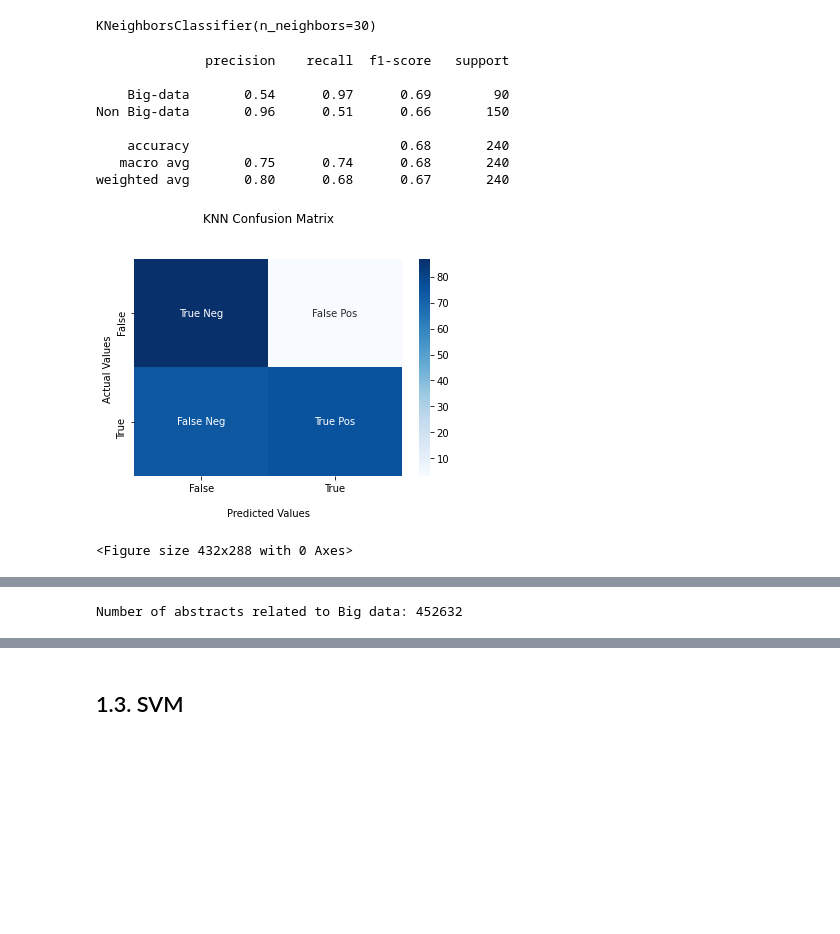
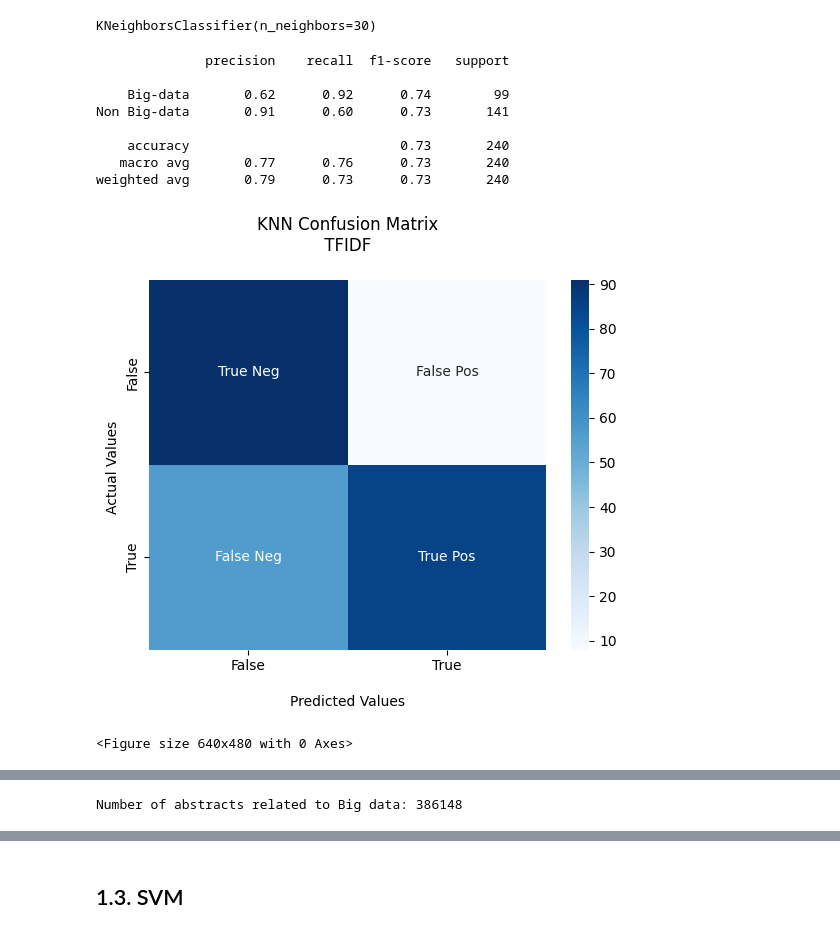
Before and after one commit to uva-bi-sdad/publicrd, a Jupyter notebook: src/Digitalization/classifiers/Classifier_TFIDF.ipynb, the cells around one changed output, grey strips where cells are left out. Saved outputs shown, nothing was run; the diff lists cells and outputs as text; code cells hidden in the pictures; blank space fills up the shorter version.

```diff
--- a/src/Digitalization/classifiers/Classifier_TFIDF.ipynb
+++ b/src/Digitalization/classifiers/Classifier_TFIDF.ipynb
@@ -47,10 +47,10 @@ nltk.download('punkt')
 True
 # %%
 #data frame with only labeled abstracts
-df_lab = pd.read_csv("/home/seh6fy/git/publicrd/data/prd/Digital_abstract_labelled/labelled_abstracts.csv")
+df_lab = pd.read_csv("/home/kno5cac/git/publicrd/data/prd/Digital_abstract_labelled/labelled_abstracts.csv")
 
 #data frame with all of the abstracts
-df = pd.read_pickle("/home/seh6fy/git/publicrd/data/prd/Paper/FR_meta_and_final_tokens_23DEC21.pkl")
+df = pd.read_pickle("/home/kno5cac/git/publicrd/data/prd/Paper/FR_meta_and_final_tokens_23DEC21.pkl")
 # %%
 # Remove Null Abstracts. Reset the index and create a variable index to link with PROJECT_ID
 df = df[~df.ABSTRACT.isnull()]
@@ -123,18 +123,21 @@ tfidf_lab = tfidf[index_lab,:]
 tfidf_lab.shape
 # %% [output]
 (1200, 1307953)
+# %%
+index_training = pd.read_csv('index_training.csv')
+index_test = pd.read_csv('index_test.csv')
+# %%
+# convert to lists
+index_training = list(index_training['0'])
+index_test = list(index_test['0'])
 # %%
 # Build the training and test sample: randomly select 80% of index_lab as training and the rest as test
-import random
+#import random
 
 # Build the index for the training and the test
-index_training = random.sample(index_lab, int(0.8 * len(index_lab)))
-index_test = list(set(index_lab) - set(index_training))
+#index_training = random.sample(index_lab, int(0.8 * len(index_lab)))
+#index_test = list(set(index_lab) - set(index_training))
 
 # sort those index (sort help to extract the Y value for each set)
-index_training.sort()
-index_test.sort()
-
-# Extract those index in the TFIDF matrix and compute the X training and Test
-X_train_tfidf = tfidf[index_training,:]
-X_test_tfidf = tfidf[index_test,:]
+#index_training.sort()
+#index_test.sort()
@@ -183,28 +180,28 @@ print(classification_report(Y_test_tfidf, Y_pred_tfidf))
 # %% [output]
               precision    recall  f1-score   support
 
-    Big-data       0.54      0.97      0.69        90
-Non Big-data       0.96      0.51      0.66       150
+    Big-data       0.62      0.92      0.74        99
+Non Big-data       0.91      0.60      0.73       141
 
-    accuracy                           0.68       240
-   macro avg       0.75      0.74      0.68       240
-weighted avg       0.80      0.68      0.67       240
+    accuracy                           0.73       240
+   macro avg       0.77      0.76      0.73       240
+weighted avg       0.79      0.73      0.73       240
 # %%
 labels = ['True Neg','False Pos','False Neg','True Pos']
 labels = np.asarray(labels).reshape(2,2)
 ax = sns.heatmap(confusion, annot=labels, fmt='', cmap='Blues')
-ax.set_title('KNN Confusion Matrix\n\n');
+ax.set_title('KNN Confusion Matrix\n TFIDF \n');
 ax.set_xlabel('\nPredicted Values')
 ax.set_ylabel('Actual Values ');
 ## Ticket labels - List must be in alphabetical order
 ax.xaxis.set_ticklabels(['False','True'])
 ax.yaxis.set_ticklabels(['False','True'])
 ## Display the visualization of the Confusion Matrix.
 plt2.show()
 plt2.savefig('tfidf_KNN.PNG')
 # %% [output]
-[figure, old version]
+[figure, new version]
-<Figure size 432x288 with 0 Axes>
+<Figure size 640x480 with 0 Axes>
 # %%
 # Predict the classification for the whole data: use the whole TFIDF
 Y_tfidf = classifier.predict(tfidf)
@@ -224,7 +221,7 @@ df_merge.head()
 df_bigdata = df_merge[df_merge['Prediction_KNN']=='Big-data']
 print('Number of abstracts related to Big data:', len(df_bigdata))
 # %% [output]
-Number of abstracts related to Big data: 452632
+Number of abstracts related to Big data: 386148
 # %%
 cb_pal = {"blue":'#377eb8', "orange":'#ff7f00', "green":'#4daf4a', "pink":'#f781bf', "brown":'#a65628',
           "purple":'#984ea3', "gray":'#999999', "red":'#e41a1c', "yellow":'#dede00'}
```
Also changed, not shown: parts of 26 cells of this notebook, 1 other file.
